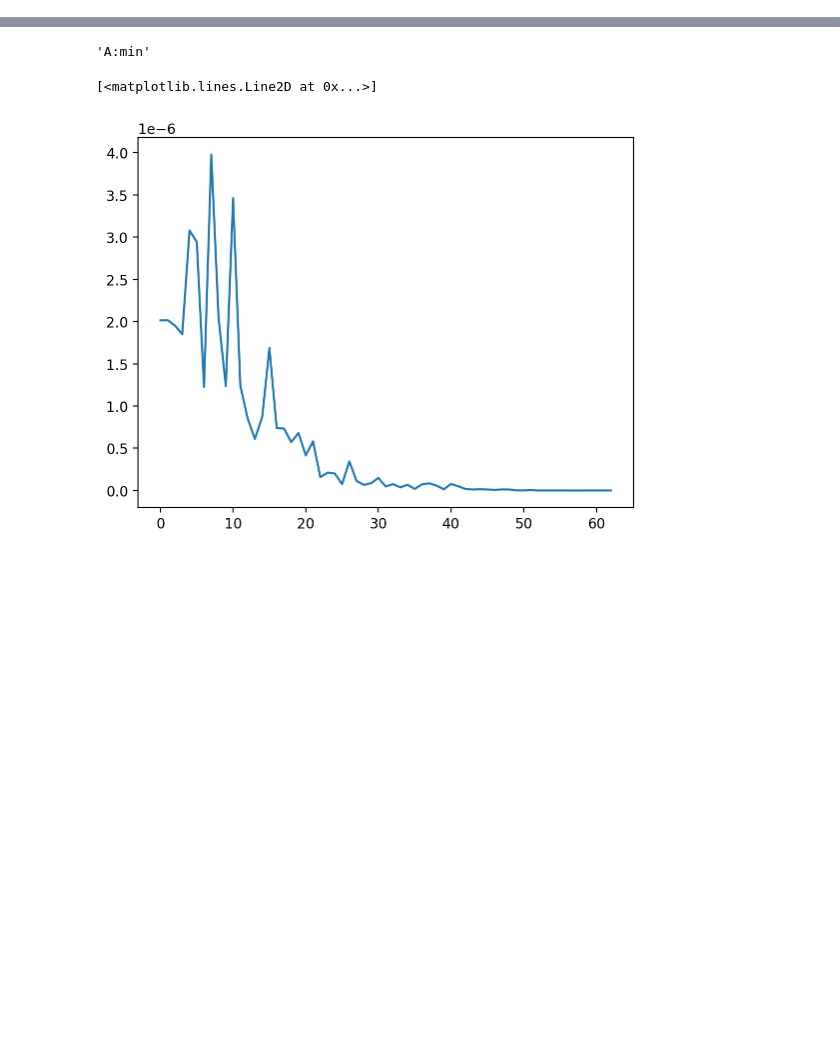
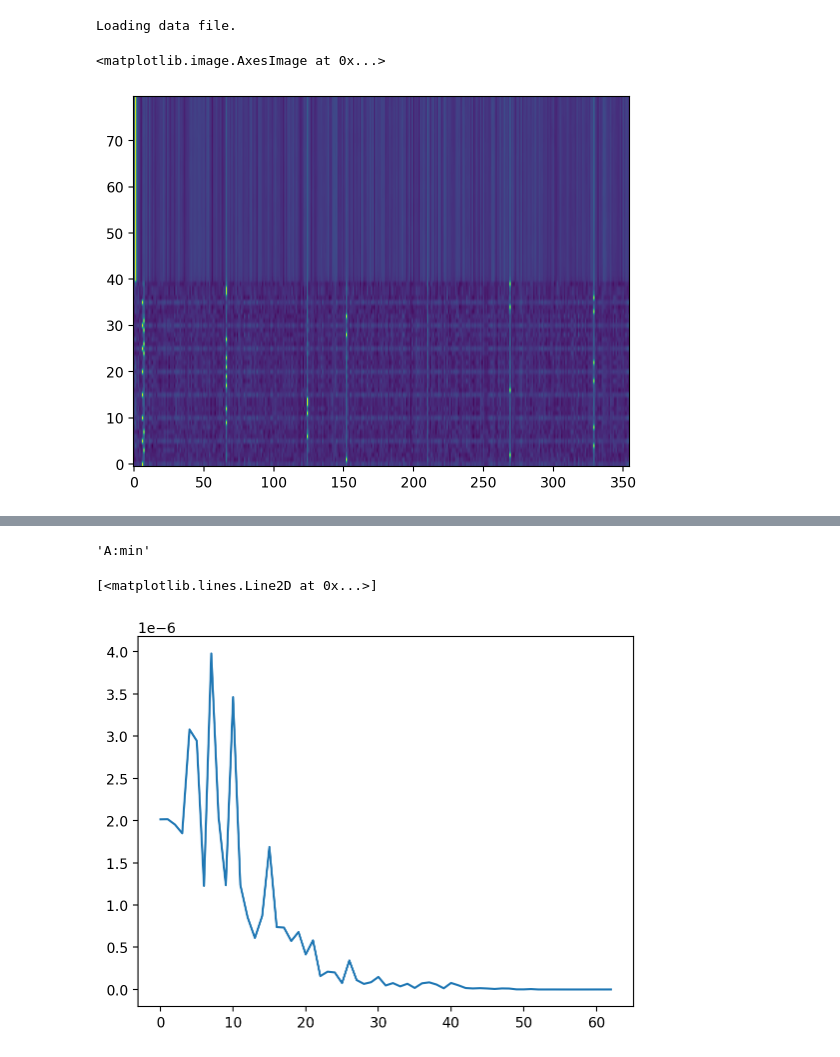
Before and after one commit to maximoskp/DualGridEncoderMelHarm, a Jupyter notebook: test_DE_generate.ipynb, the cells around one changed output, grey strips where cells are left out. Drawn from its saved outputs; the diff is of its cells as text; code cells hidden in the pictures; blank space fills up the shorter version.

```diff
--- a/test_DE_generate.ipynb
+++ b/test_DE_generate.ipynb
@@ -88,3 +89,46 @@ print(len(data_files))
+# %%
+batchsize = 8
+subfolder = 'Q4_L80_bar_PC'
+val_dataset = CSGridMLMDataset(val_dir, tokenizer, name_suffix=subfolder)
+
+valloader = DataLoader(val_dataset, batch_size=batchsize, shuffle=False, collate_fn=CSGridMLM_collate_fn)
+# %% [output]
+Loading data file.
+# %%
+batch = next(iter(valloader))
+# %%
+if device_name == 'cpu':
+    device = torch.device('cpu')
+else:
+    if torch.cuda.is_available():
+        device = torch.device(device_name)
+    else:
+        print('Selected device not available: ' + device_name)
+# end device selection
+
+melody_grid = batch["pianoroll"].to(device)
+harmony_gt = batch["harmony_ids"].to(device)
+num_visible = 0
+harmony_input, harmony_target = full_to_partial_masking(
+    harmony_gt,
+    tokenizer.mask_token_id,
+    num_visible,
+    bar_token_id=tokenizer.bar_token_id
+)
+# %%
+logits = model(
+    melody_grid.to(device),
+    # harmony_gt.to(device),
+    harmony_input.to(device),
+    None,
+    None
+)
+# %%
+import matplotlib.pyplot as plt
+plt.imshow(logits[0].detach().cpu().numpy(), aspect='auto', origin='lower')
+# %% [output]
+<matplotlib.image.AxesImage at 0x...>
+[figure, added]
 # %%
 # val_idx = 1
 # val_idx = 402
```
Also changed, not shown: parts of 6 cells of this notebook, 17 other files.
